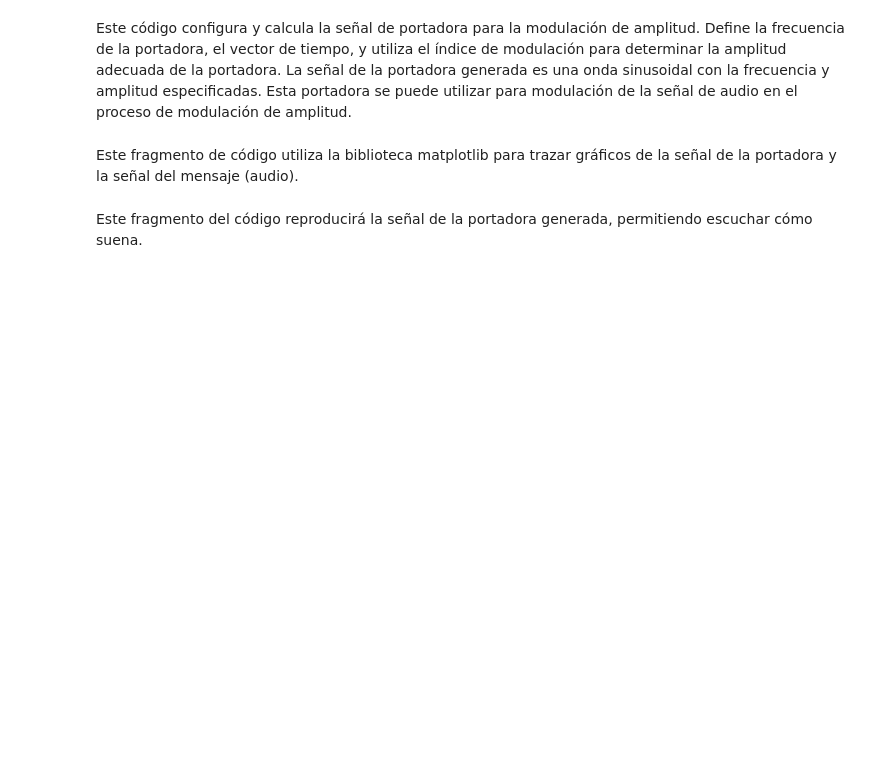
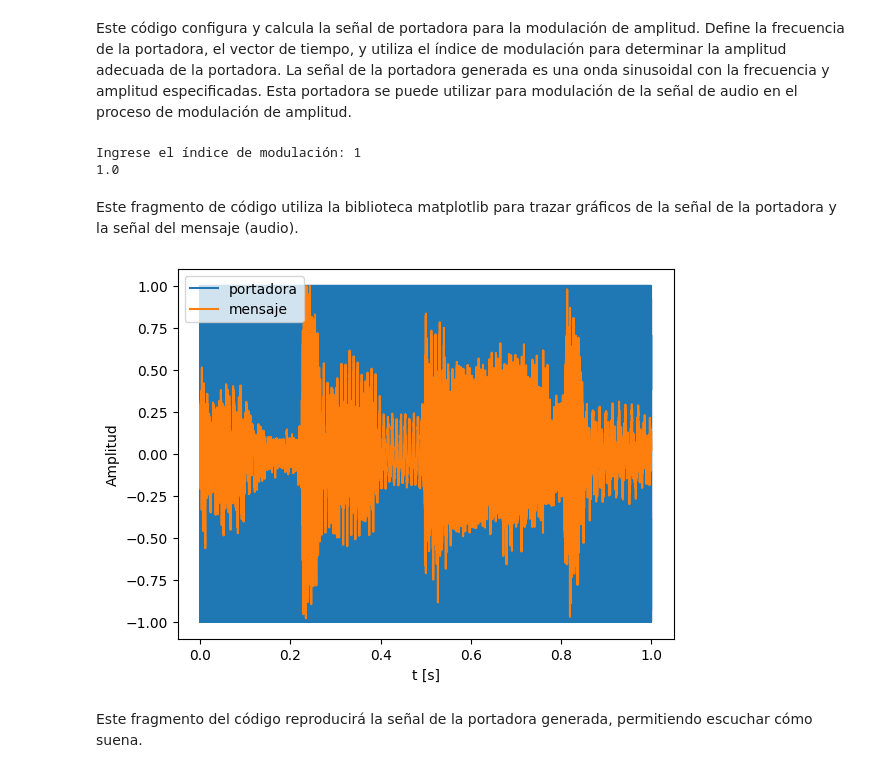
Before and after one commit to JParraArias/SignalsAndSystems2024-2, a Jupyter notebook: Parcial_2_Señales$Sistemas_2024_2.ipynb, the cells around one changed output. Drawn from its saved outputs; the diff is of its cells as text; code cells hidden in the pictures; blank space fills up the shorter version.

```diff
--- a/Parcial_2_Señales$Sistemas_2024_2.ipynb
+++ b/Parcial_2_Señales$Sistemas_2024_2.ipynb
@@ -464,22 +391,29 @@ xm.shape
 # %% [markdown]
 Este código configura y calcula la señal de portadora para la modulación de amplitud. Define la frecuencia de la portadora, el vector de tiempo, y utiliza el índice de modulación para determinar la amplitud adecuada de la portadora. La señal de la portadora generada es una onda sinusoidal con la frecuencia y amplitud especificadas. Esta portadora se puede utilizar para modulación de la señal de audio en el proceso de modulación de amplitud.
 # %%
-Fc = 15000 #frecuencia de portadora
-t = np.arange(0,ts,1/fs) #vector del tiempo
-Im = 1 # Im = peak(m(t))/Ac ->  Ac = peak(m(t))/Im
+Fc = 15000  # Frecuencia de la portadora
+t = np.arange(0, ts, 1 / fs)  # Vector de tiempo
+Im = float(input("Ingrese el índice de modulación: "))  # Índice de modulación
 
-Ac = max(abs(xm))/Im #amplitud de la portadora según índice de modulación
-c = Ac*np.sin(2*np.pi*Fc*t) #portadora
+Ac = max(abs(xm)) / Im  # Amplitud de la portadora según el índice de modulación
+c = Ac * np.sin(2 * np.pi * Fc * t)  # Señal portadora
+
 print(Ac)
+# %% [output]
+Ingrese el índice de modulación: 1
+1.0
 # %% [markdown]
 Este fragmento de código utiliza la biblioteca matplotlib para trazar gráficos de la señal de la portadora y la señal del mensaje (audio).
 # %%
-plt.plot(t,c,label='portadora')
-plt.plot(t,xm,label='mensaje')
+xm = xm[:len(t)]  # Recorta xm para que tenga la misma longitud que t
+plt.plot(t, c, label='portadora')
+plt.plot(t, xm, label='mensaje')
 plt.xlabel('t [s]')
 plt.ylabel('Amplitud')
 plt.legend()
 plt.show()
+# %% [output]
+[figure, added]
 # %% [markdown]
 Este fragmento del código reproducirá la señal de la portadora generada, permitiendo escuchar cómo suena.
 # %%
```
Also changed, not shown: parts of 93 cells of this notebook.
